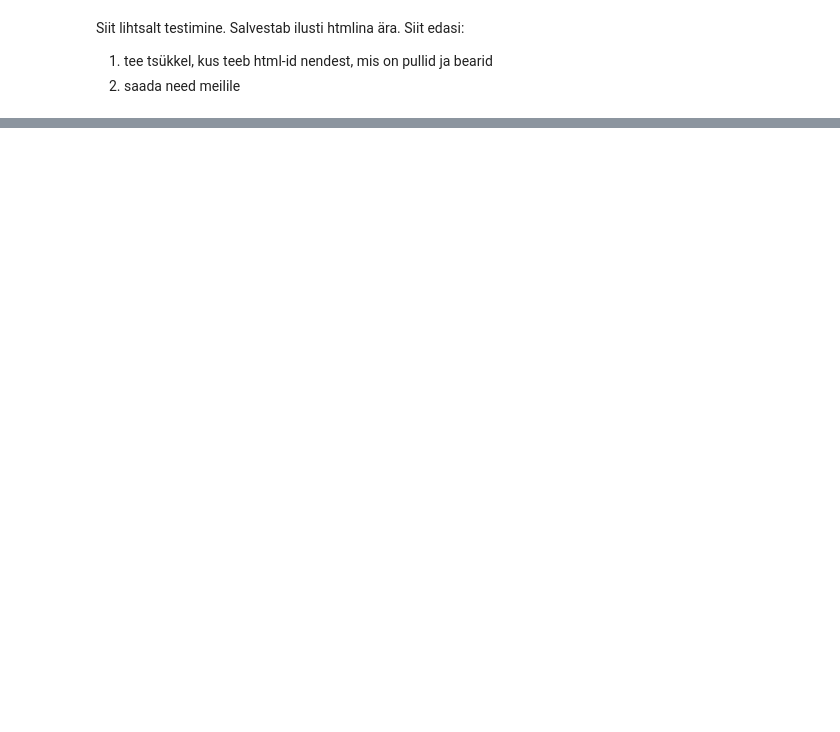
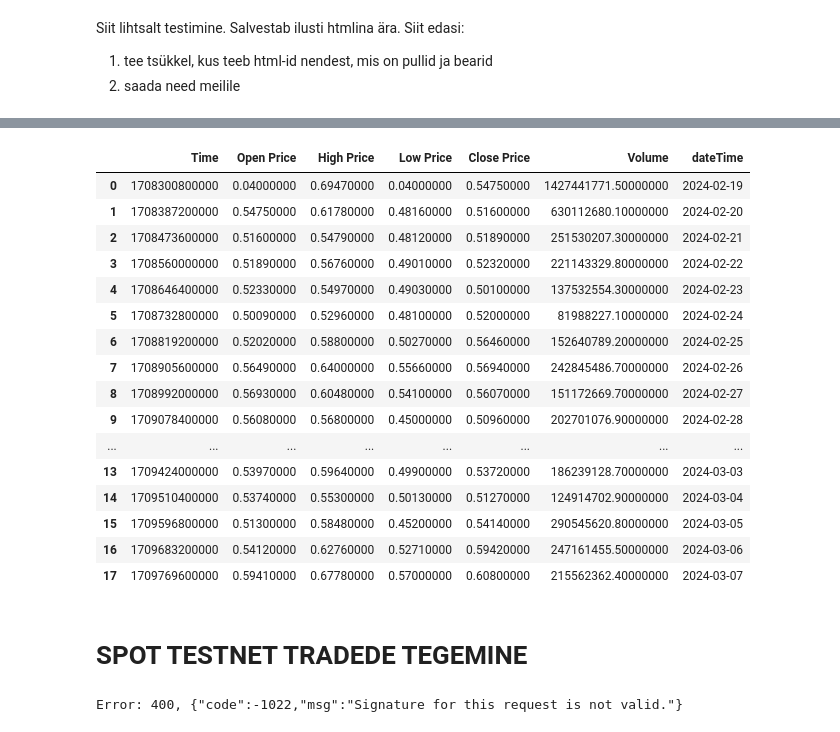
Before and after one commit to ahtojarve/trading_bot, a Jupyter notebook: notebooks/work.ipynb, the cells around one changed output, grey strips where cells are left out. Drawn from its saved outputs; the diff is of its cells as text; code cells hidden in the pictures; blank space fills up the shorter version.

```diff
--- a/notebooks/work.ipynb
+++ b/notebooks/work.ipynb
@@ -523,0 +595,2 @@ pio.write_html(fig, file = chart_filename)
+# %%
+df_medium = get_historical_data('PIXELUSDT', 60, '1d')
@@ -523,0 +616,66 @@ pio.write_html(fig, file = chart_filename)
+# %%
+df_medium
+# %% [output]
+|  | Time | Open Price | High Price | Low Price | Close Price | Volume | dateTime |
+| 0 | 1708300800000 | 0.04000000 | 0.69470000 | 0.04000000 | 0.54750000 | 1427441771.50000000 | 2024-02-19 |
+| 1 | 1708387200000 | 0.54750000 | 0.61780000 | 0.48160000 | 0.51600000 | 630112680.10000000 | 2024-02-20 |
+| 2 | 1708473600000 | 0.51600000 | 0.54790000 | 0.48120000 | 0.51890000 | 251530207.30000000 | 2024-02-21 |
+| 3 | 1708560000000 | 0.51890000 | 0.56760000 | 0.49010000 | 0.52320000 | 221143329.80000000 | 2024-02-22 |
+| 4 | 1708646400000 | 0.52330000 | 0.54970000 | 0.49030000 | 0.50100000 | 137532554.30000000 | 2024-02-23 |
+| 5 | 1708732800000 | 0.50090000 | 0.52960000 | 0.48100000 | 0.52000000 | 81988227.10000000 | 2024-02-24 |
+| 6 | 1708819200000 | 0.52020000 | 0.58800000 | 0.50270000 | 0.56460000 | 152640789.20000000 | 2024-02-25 |
+| 7 | 1708905600000 | 0.56490000 | 0.64000000 | 0.55660000 | 0.56940000 | 242845486.70000000 | 2024-02-26 |
+| 8 | 1708992000000 | 0.56930000 | 0.60480000 | 0.54100000 | 0.56070000 | 151172669.70000000 | 2024-02-27 |
+| 9 | 1709078400000 | 0.56080000 | 0.56800000 | 0.45000000 | 0.50960000 | 202701076.90000000 | 2024-02-28 |
+| ... | ... | ... | ... | ... | ... | ... | ... |
+| 13 | 1709424000000 | 0.53970000 | 0.59640000 | 0.49900000 | 0.53720000 | 186239128.70000000 | 2024-03-03 |
+| 14 | 1709510400000 | 0.53740000 | 0.55300000 | 0.50130000 | 0.51270000 | 124914702.90000000 | 2024-03-04 |
+| 15 | 1709596800000 | 0.51300000 | 0.58480000 | 0.45200000 | 0.54140000 | 290545620.80000000 | 2024-03-05 |
+| 16 | 1709683200000 | 0.54120000 | 0.62760000 | 0.52710000 | 0.59420000 | 247161455.50000000 | 2024-03-06 |
+| 17 | 1709769600000 | 0.59410000 | 0.67780000 | 0.57000000 | 0.60800000 | 215562362.40000000 | 2024-03-07 |
+# %% [markdown]
+# SPOT TESTNET TRADEDE TEGEMINE
+# %%
+import requests
+import hashlib
+import hmac
+import time
+
+# Replace with your Binance API key and secret
+api_key = 'd1LUCwf3hCuhtTGfFBf0C16bdD0pIKWP99S4iwFF28xOfHm3g89XCI1QULQnxdR3'
+secret_key = 'oI15EZEiIlI916NxTTKxDpU0Ql3tqtlzlafO5gRAbU5dr8Ddjgob6WngRvBQrD74'
+
+# Binance API endpoint for getting account information
+url = 'https://testnet.binance.vision/api/v3/account'
+# Set the timestamp
+timestamp = int(time.time() * 1000)
+
+# Create the query parameters
+params = {
+    'timestamp': timestamp,
+    'recvWindow': 5000,  # Adjust recvWindow if needed, within the specified limits
+}
+
+# Create the signature
+query_string = '&'.join([f'{key}={value}' for key, value in sorted(params.items())])
+signature = hmac.new(secret_key.encode(), query_string.encode(), hashlib.sha256).hexdigest()
+
+# Add the signature to the parameters
+params['signature'] = signature
+
+# Set up the request headers
+headers = {
+    'X-MBX-APIKEY': api_key,
+}
+
+# Make the request
+response = requests.get(url, params=params, headers=headers)
+
+# Check if the request was successful (status code 200)
+if response.status_code == 200:
+    account_info = response.json()
+    print(account_info)
+else:
+    print(f"Error: {response.status_code}, {response.text}")
+# %% [output]
+Error: 400, {"code":-1022,"msg":"Signature for this request is not valid."}
```
Also changed, not shown: parts of 31 cells of this notebook, 1 other file.
